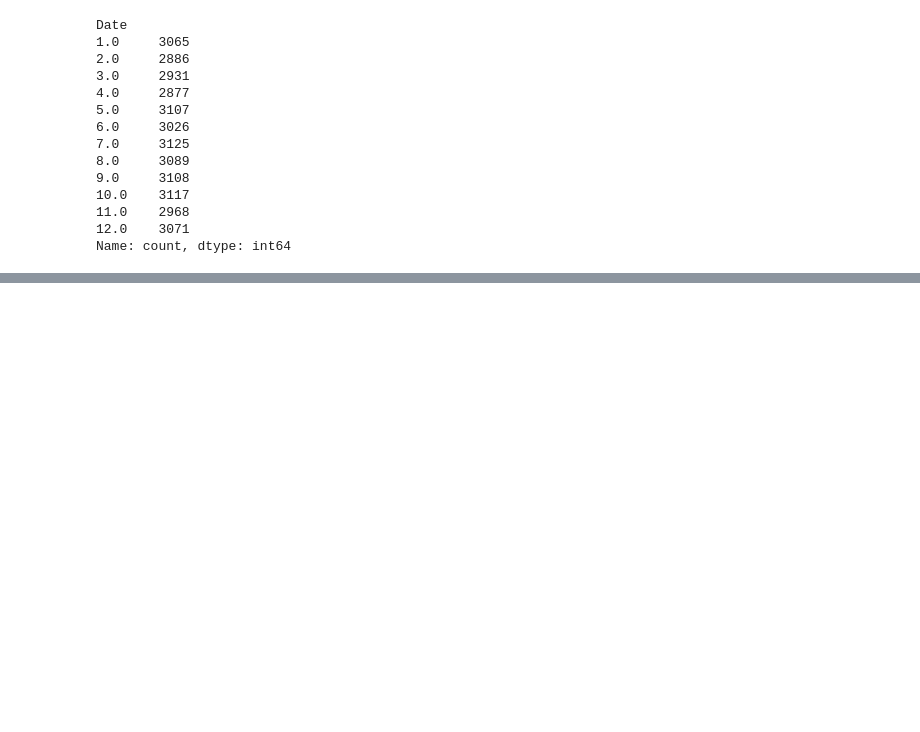
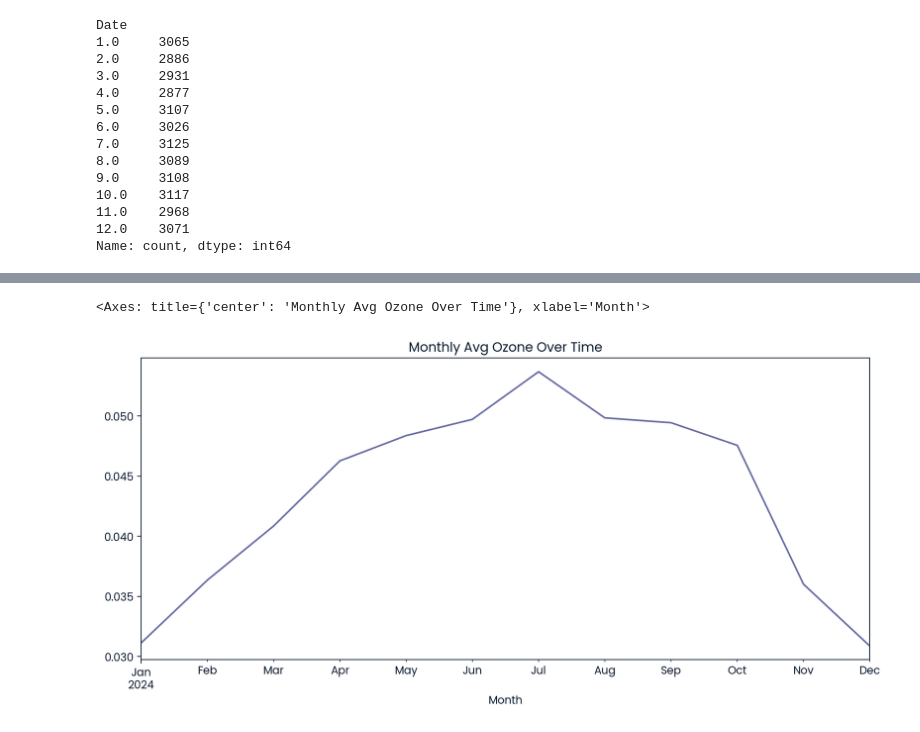
Before and after one commit to esraa-el-tohamii/Ozone-Layer-Dataset-EDA, a Jupyter notebook: notebook.ipynb, the cells around one changed output, grey strips where cells are left out. Cells and saved outputs as stored; diff of their text form; code cells hidden in the pictures; blank space fills up the shorter version.

```diff
--- a/notebook.ipynb
+++ b/notebook.ipynb
@@ -242,0 +905,7 @@ SyntaxError: invalid syntax (1785721692.py, line 1)
+# %%
+df['Month'] = df['Date'].dt.to_period('M')
+monthly_avg = df.groupby('Month')['Daily Max 8-hour Ozone Concentration'].mean()
+monthly_avg.plot(figsize=(12, 5), title='Monthly Avg Ozone Over Time')
+# %% [output]
+<Axes: title={'center': 'Monthly Avg Ozone Over Time'}, xlabel='Month'>
+[figure, added]
```
Also changed, not shown: parts of 74 cells of this notebook.
